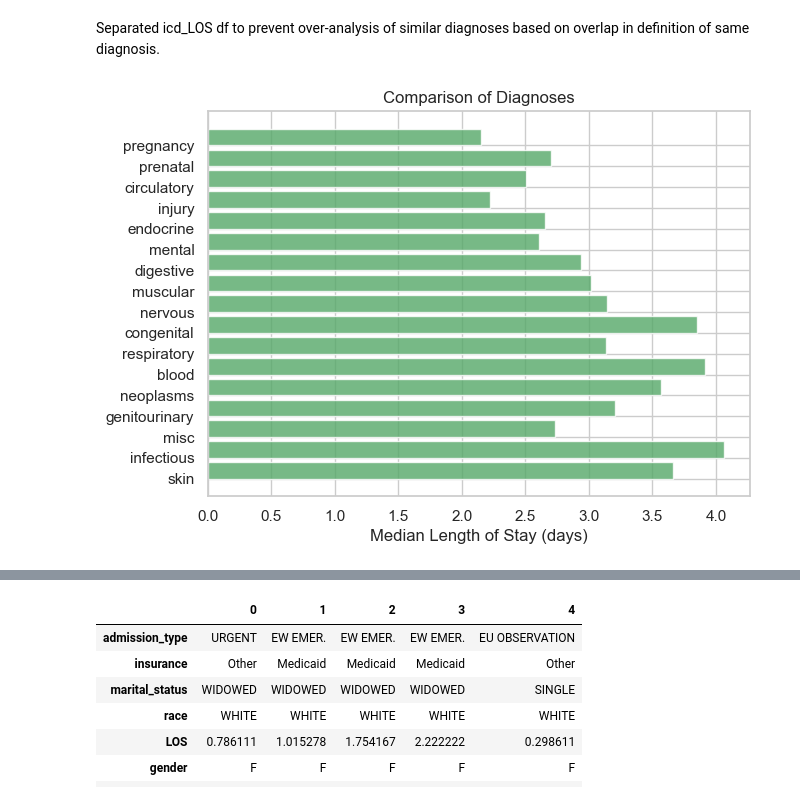
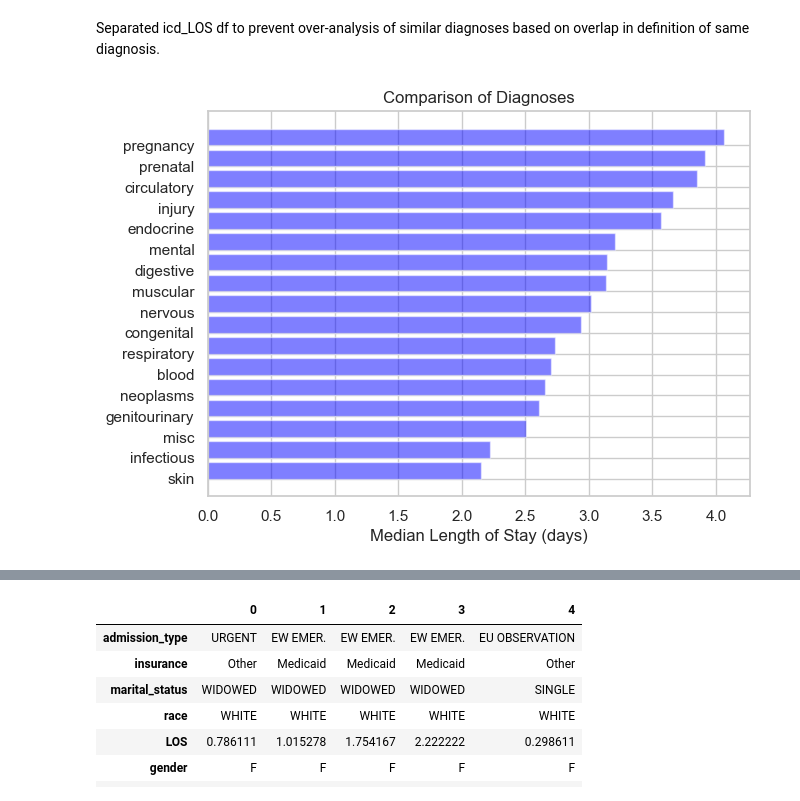
Before and after one commit to alissazolt/Predicting-LOS, a Jupyter notebook: EDA_Predicting_LOS.ipynb, the cells around one changed output, grey strips where cells are left out. Saved outputs shown, nothing was run; the diff lists cells and outputs as text; code cells hidden in the pictures.

```diff
--- a/EDA_Predicting_LOS.ipynb
+++ b/EDA_Predicting_LOS.ipynb
@@ -436,26 +436,26 @@ pat_ad = pat_ad.merge(hadm_item, how='inner', on='hadm_id')
 # %%
 # Explore median LOS by diagnosis category as defined above
 diag_cat_list = ['skin', 'infectious',  'misc', 'genitourinary', 'neoplasms', 'blood', 'respiratory',
                  'congenital','nervous', 'muscular', 'digestive', 'mental', 'endocrine', 'injury',
                  'circulatory', 'prenatal',  'pregnancy']
 
 results = []
 for variable in diag_cat_list:
     results.append(pat_ad[[variable, 'LOS']].groupby(variable).median().reset_index().values[1][1])
 
 sns.set(style="whitegrid")
 
 fig, ax = plt.subplots(figsize=(7,5))
 ind = range(len(results))
-ax.barh(ind, results, align='edge', color = '#55a868', alpha=0.8)
+ax.barh(ind, sorted(results), align='edge', color = 'blue', alpha=0.5)
 ax.set_yticks(ind)
 ax.set_yticklabels(diag_cat_list)
 ax.set_xlabel('Median Length of Stay (days)')
 ax.tick_params(left=False, right=False, top=False)
 ax.set_title('Comparison of Diagnoses'.format(variable))
 plt.show();
 # %% [output]
-[figure, old version]
+[figure, new version]
 # %%
 pat_ad.head().T
 # %% [output]
```
Also changed, not shown: parts of 70 cells of this notebook.
